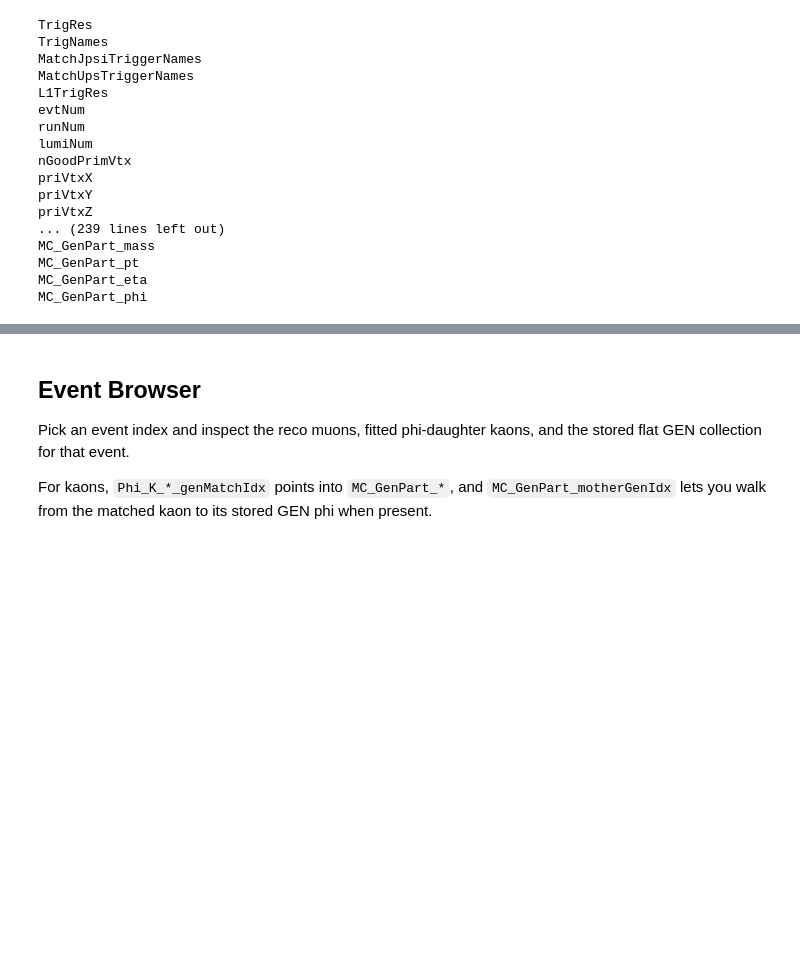
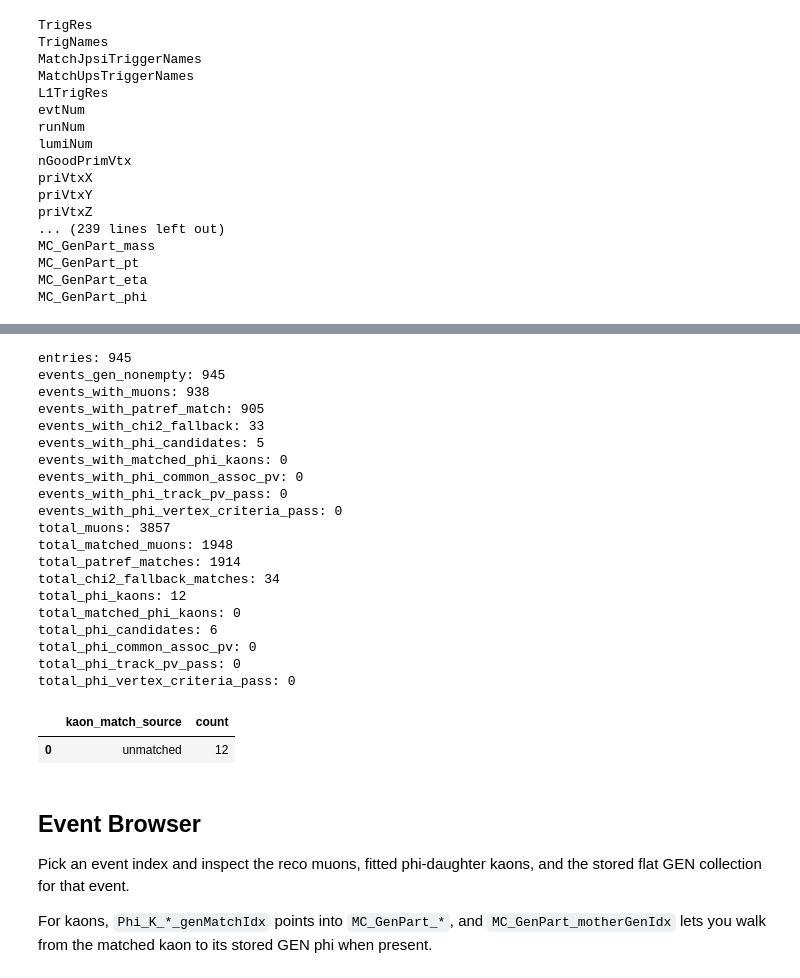
Before and after one commit to AliceQuen/Onia2MuMu, a Jupyter notebook: doc/inspect_multileppat_ntuple_gen_reco_matching.ipynb, the cells around one changed output, grey strips where cells are left out. Drawn from its saved outputs; the diff is of its cells as text; code cells hidden in the pictures; blank space fills up the shorter version.

```diff
--- a/doc/inspect_multileppat_ntuple_gen_reco_matching.ipynb
+++ b/doc/inspect_multileppat_ntuple_gen_reco_matching.ipynb
@@ -353,34 +382,58 @@ for entry in range(tree.GetEntries()):
         summary['events_with_patref_match'] += 1
     if any(row['match_source'] == 'chi2Fallback' for row in mu_rows):
         summary['events_with_chi2_fallback'] += 1
     if phi_rows:
         summary['events_with_phi_candidates'] += 1
     if any(row['gen_match_idx'] >= 0 for row in phi_rows):
         summary['events_with_matched_phi_kaons'] += 1
     if any(rows[0]['phi_commonAssocPVPass'] == 1 for rows in phi_by_candidate.values()):
         summary['events_with_phi_common_assoc_pv'] += 1
     if any(rows[0]['phi_trackPVPass'] == 1 for rows in phi_by_candidate.values()):
         summary['events_with_phi_track_pv_pass'] += 1
     if any(rows[0]['phi_vertexCriteriaPass'] == 1 for rows in phi_by_candidate.values()):
         summary['events_with_phi_vertex_criteria_pass'] += 1
 
     summary['total_muons'] += len(mu_rows)
     summary['total_matched_muons'] += sum(row['match_idx'] >= 0 for row in mu_rows)
     summary['total_patref_matches'] += sum(row['match_source'] == 'patRef' for row in mu_rows)
     summary['total_chi2_fallback_matches'] += sum(row['match_source'] == 'chi2Fallback' for row in mu_rows)
     summary['total_phi_kaons'] += len(phi_rows)
     summary['total_matched_phi_kaons'] += sum(row['gen_match_idx'] >= 0 for row in phi_rows)
     summary['total_phi_candidates'] += len(phi_candidates)
     summary['total_phi_common_assoc_pv'] += sum(rows[0]['phi_commonAssocPVPass'] == 1 for rows in phi_by_candidate.values())
     summary['total_phi_track_pv_pass'] += sum(rows[0]['phi_trackPVPass'] == 1 for rows in phi_by_candidate.values())
     summary['total_phi_vertex_criteria_pass'] += sum(rows[0]['phi_vertexCriteriaPass'] == 1 for rows in phi_by_candidate.values())
     kaon_source_counter.update(row['gen_match_source'] for row in phi_rows)
 
-print(summary)
+for key, value in summary.items():
+    print(f'{key}: {value}')
 display(maybe_frame([
     {'kaon_match_source': key, 'count': value}
     for key, value in sorted(kaon_source_counter.items())
 ]))
+# %% [output]
+entries: 945
+events_gen_nonempty: 945
+events_with_muons: 938
+events_with_patref_match: 905
+events_with_chi2_fallback: 33
+events_with_phi_candidates: 5
+events_with_matched_phi_kaons: 0
+events_with_phi_common_assoc_pv: 0
+events_with_phi_track_pv_pass: 0
+events_with_phi_vertex_criteria_pass: 0
+total_muons: 3857
+total_matched_muons: 1948
+total_patref_matches: 1914
+total_chi2_fallback_matches: 34
+total_phi_kaons: 12
+total_matched_phi_kaons: 0
+total_phi_candidates: 6
+total_phi_common_assoc_pv: 0
+total_phi_track_pv_pass: 0
+total_phi_vertex_criteria_pass: 0
+|  | kaon_match_source | count |
+| 0 | unmatched | 12 |
 # %% [markdown]
 ## Event Browser
 
```
Also changed, not shown: parts of 13 cells of this notebook.
